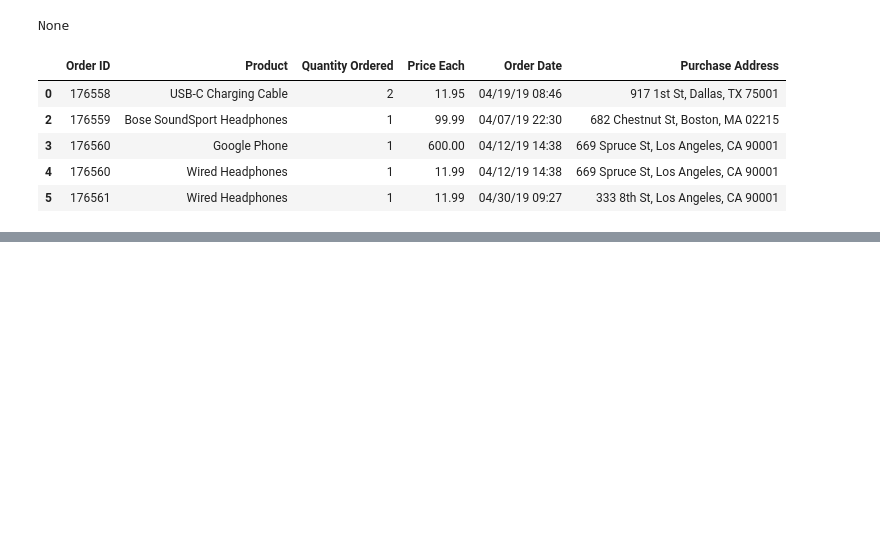
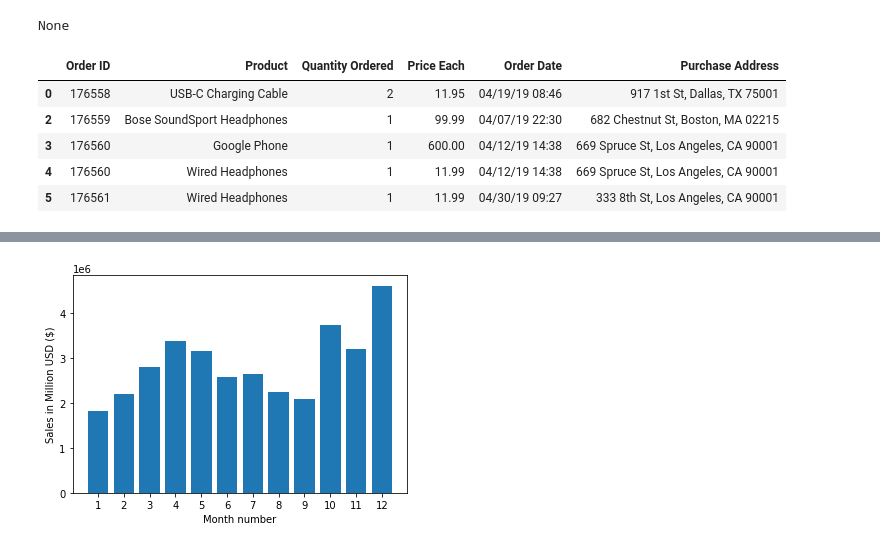
Before and after one commit to ahmadhammad301/data_analysis, a Jupyter notebook: Sales_Analysis/One year sales (2019).ipynb, the cells around one changed output, grey strips where cells are left out. Saved outputs shown, nothing was run; the diff lists cells and outputs as text; code cells hidden in the pictures; blank space fills up the shorter version.

```diff
--- a/Sales_Analysis/One year sales (2019).ipynb
+++ b/Sales_Analysis/One year sales (2019).ipynb
@@ -185,0 +188,3 @@ merged_data.head(3)
+# %%
+merged_data['sales'] = merged_data['Quantity Ordered'] * merged_data['Price Each']
+merged_data.head(1)
@@ -185,0 +212,11 @@ merged_data.head(3)
+# %%
+import matplotlib.pyplot as plt
+months = range(1,13)
+plt.bar(months,merged_data.groupby(['month']).sum()['sales'])
+plt.xticks(months)
+
+plt.ylabel('Sales in Million USD ($)')
+plt.xlabel('Month number')
+plt.show()
+# %% [output]
+[figure, added]
```
Also changed, not shown: parts of 26 cells of this notebook.
